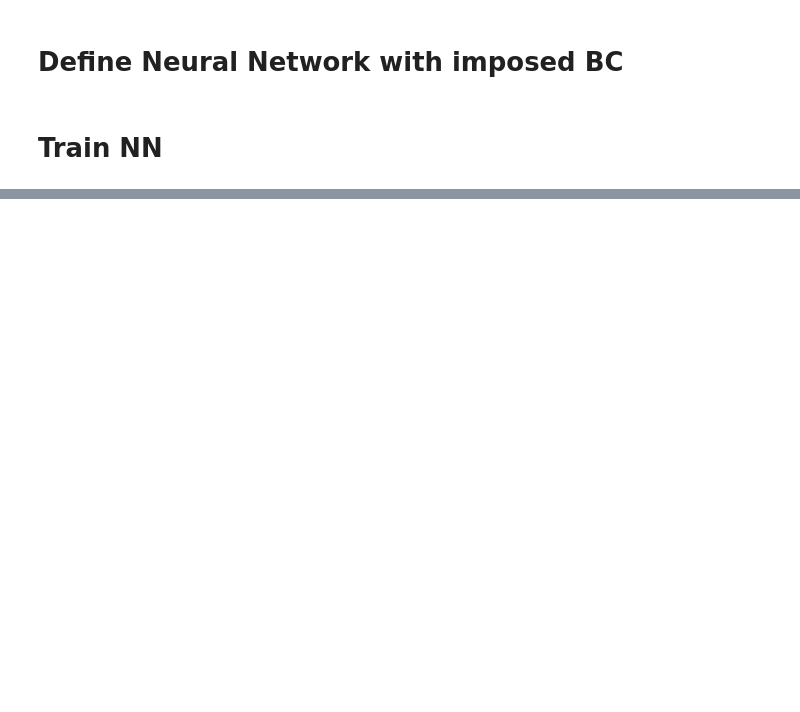
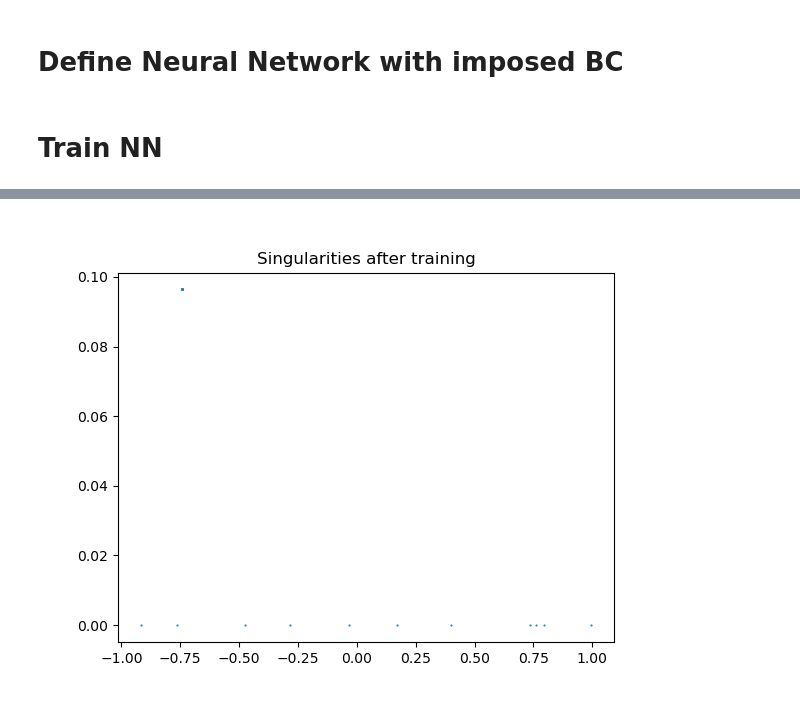
Before and after one commit to SeanDisaro/StarBoundaryNetworks, a Jupyter notebook: src/notebookTests/twoDimTest.ipynb, the cells around one changed output, grey strips where cells are left out. Cells and saved outputs as stored; diff of their text form; code cells hidden in the pictures; blank space fills up the shorter version.

```diff
--- a/src/notebookTests/twoDimTest.ipynb
+++ b/src/notebookTests/twoDimTest.ipynb
@@ -165,22 +166,10 @@ plt.scatter(spherePoints[:,0],spherePoints[:,1])
 # %%
-#define Trainingset on A:
-#num_train_boundary = 16
-xy_grid = spherePoints
-xy_grid.requires_grad = True
-epochs = 100
-learningRate  = 1e-2
-
-#model:
-solPDE = ImposedBCPINNSphere2D( 16, 4)
-
-optimizer = torch.optim.Adam(solPDE.parameters(), lr = learningRate)
-
-
-for i in tqdm(range(epochs)):
+#training
+for i in range(epochs):
   optimizer.zero_grad()
 
-  loss = pinnLossPoissonSin(solPDE, xy_grid )
-
+  loss,_ = pinnLossPoissonSin(solPDE, xy_grid )
+  #if i%100 == 0:
   print(loss.item())
   loss.backward(retain_graph=True)
   optimizer.step()
@@ -247,0 +180,11 @@ tensor([[-0.6068],
+# %%
+# plot singularities after training
+takePoints = torch.argwhere( laplacian_u.isnan())
+dontTakePoints = torch.argwhere( laplacian_u.isnan())
+fig3 = plt.figure()
+ax3 = fig3.add_subplot(1,1,1)
+ax3.set_title('Singularities after training')
+ax3.scatter(xy_grid[takePoints,0].detach().numpy(),xy_grid[takePoints,1].detach().numpy(),s = 0.3)
+plt.show()
+# %% [output]
+[figure, added]
```
Also changed, not shown: parts of 32 cells of this notebook, 1 other file.
